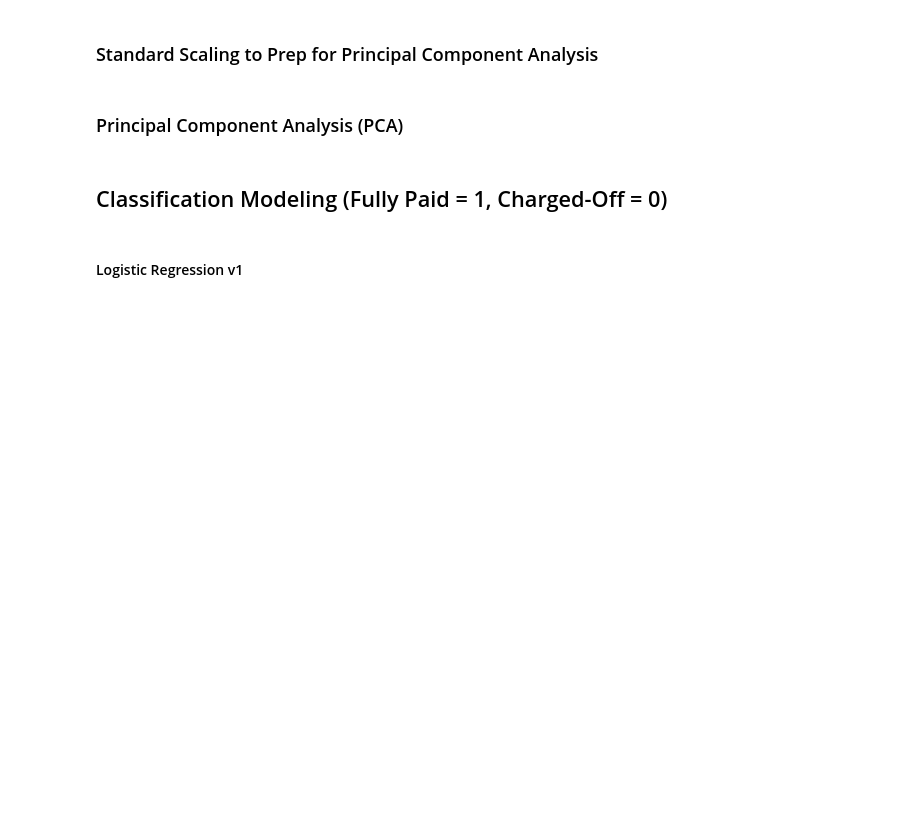
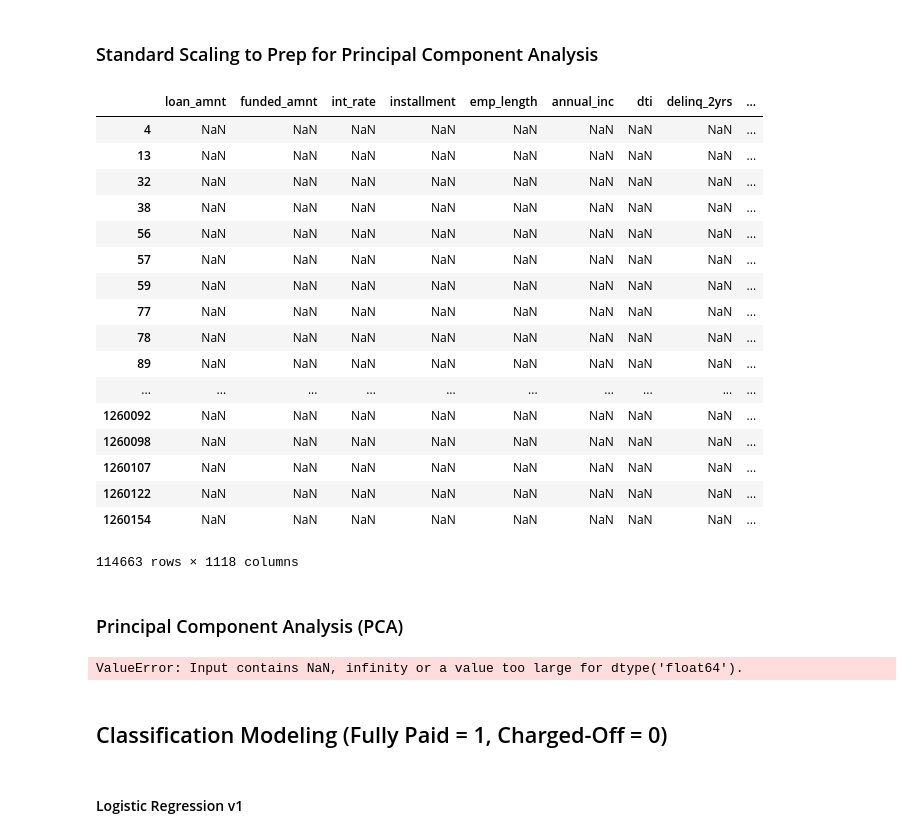
Before and after one commit to as6140/peervest, a Jupyter notebook: lc_preprocessing.ipynb, the cells around one changed output. Cells and saved outputs as stored; diff of their text form; code cells hidden in the pictures; blank space fills up the shorter version.

```diff
--- a/lc_preprocessing.ipynb
+++ b/lc_preprocessing.ipynb
@@ -125,8 +167,35 @@ memory usage: 975.5 MB
 # %%
 # Standardize data
 scaler = StandardScaler()
-scaler.fit(X_train)
-X_train = scaler.transform(X_train)
-X_test = scaler.transform(X_test)
+scaler.fit(X_train_10pcnt)
+X_train_10pcnt_scaled = scaler.transform(X_train_10pcnt)
+X_test_10pcnt_scaled = scaler.transform(X_test_10pcnt)
+# %%
+X_train_10pcnt[X_train_10pcnt.isna()]
+# %% [output]
+|  | loan_amnt | funded_amnt | int_rate | installment | emp_length | annual_inc | dti | delinq_2yrs | ... |
+| 4 | NaN | NaN | NaN | NaN | NaN | NaN | NaN | NaN | ... |
+| 13 | NaN | NaN | NaN | NaN | NaN | NaN | NaN | NaN | ... |
+| 32 | NaN | NaN | NaN | NaN | NaN | NaN | NaN | NaN | ... |
+| 38 | NaN | NaN | NaN | NaN | NaN | NaN | NaN | NaN | ... |
+| 56 | NaN | NaN | NaN | NaN | NaN | NaN | NaN | NaN | ... |
+| 57 | NaN | NaN | NaN | NaN | NaN | NaN | NaN | NaN | ... |
+| 59 | NaN | NaN | NaN | NaN | NaN | NaN | NaN | NaN | ... |
+| 77 | NaN | NaN | NaN | NaN | NaN | NaN | NaN | NaN | ... |
+| 78 | NaN | NaN | NaN | NaN | NaN | NaN | NaN | NaN | ... |
+| 89 | NaN | NaN | NaN | NaN | NaN | NaN | NaN | NaN | ... |
+| ... | ... | ... | ... | ... | ... | ... | ... | ... | ... |
+| 1260092 | NaN | NaN | NaN | NaN | NaN | NaN | NaN | NaN | ... |
+| 1260098 | NaN | NaN | NaN | NaN | NaN | NaN | NaN | NaN | ... |
+| 1260107 | NaN | NaN | NaN | NaN | NaN | NaN | NaN | NaN | ... |
+| 1260122 | NaN | NaN | NaN | NaN | NaN | NaN | NaN | NaN | ... |
+| 1260154 | NaN | NaN | NaN | NaN | NaN | NaN | NaN | NaN | ... |
+114663 rows × 1118 columns
 # %% [markdown]
 ### Principal Component Analysis (PCA)
+# %%
+pca = PCA(n_components=5)
+X_train_pca = pca.fit_transform(X_train_10pcnt_scaled)
+X_train_pca
+# %% [output]
+ValueError: Input contains NaN, infinity or a value too large for dtype('float64').
```
Also changed, not shown: parts of 14 cells of this notebook, 1 other file.
